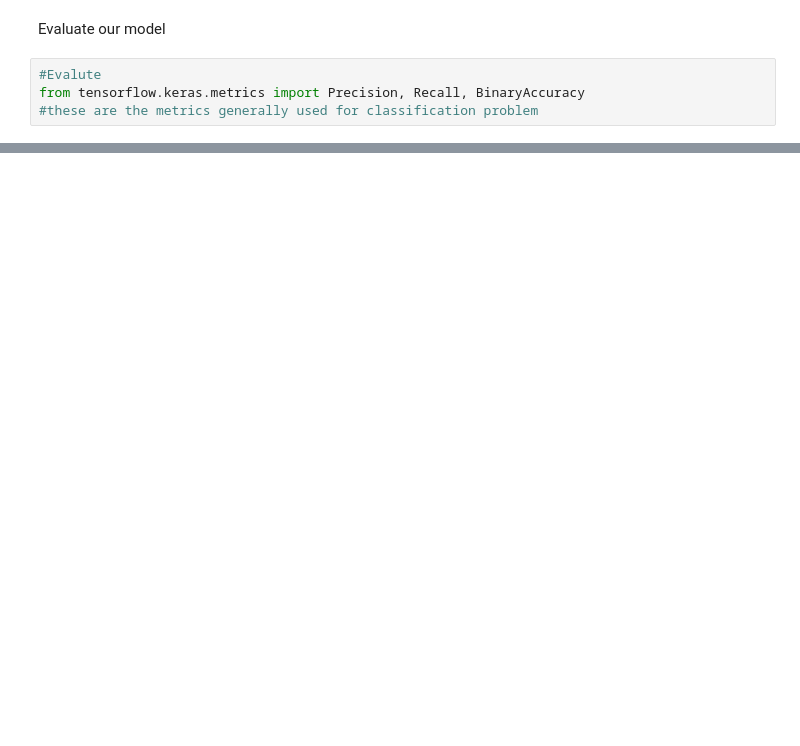
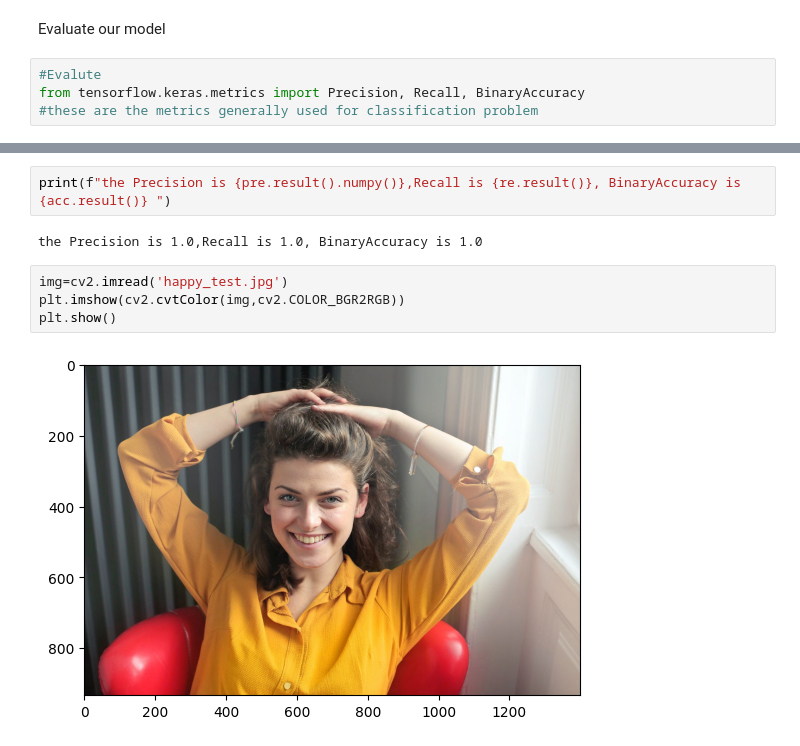
Before and after one commit to Angel-dash/Deep-learning-, a Jupyter notebook: Image_classification/app.ipynb, the cells around one changed output, grey strips where cells are left out. Drawn from its saved outputs; the diff is of its cells as text; blank space fills up the shorter version.

```diff
--- a/Image_classification/app.ipynb
+++ b/Image_classification/app.ipynb
@@ -404,0 +419,10 @@ from tensorflow.keras.metrics import Precision, Recall, BinaryAccuracy
+# %%
+print(f"the Precision is {pre.result().numpy()},Recall is {re.result()}, BinaryAccuracy is {acc.result()} ")
+# %% [output]
+the Precision is 1.0,Recall is 1.0, BinaryAccuracy is 1.0
+# %%
+img=cv2.imread('happy_test.jpg')
+plt.imshow(cv2.cvtColor(img,cv2.COLOR_BGR2RGB))
+plt.show()
+# %% [output]
+[figure, added]
```
Also changed, not shown: parts of 36 cells of this notebook, 11 other files.
